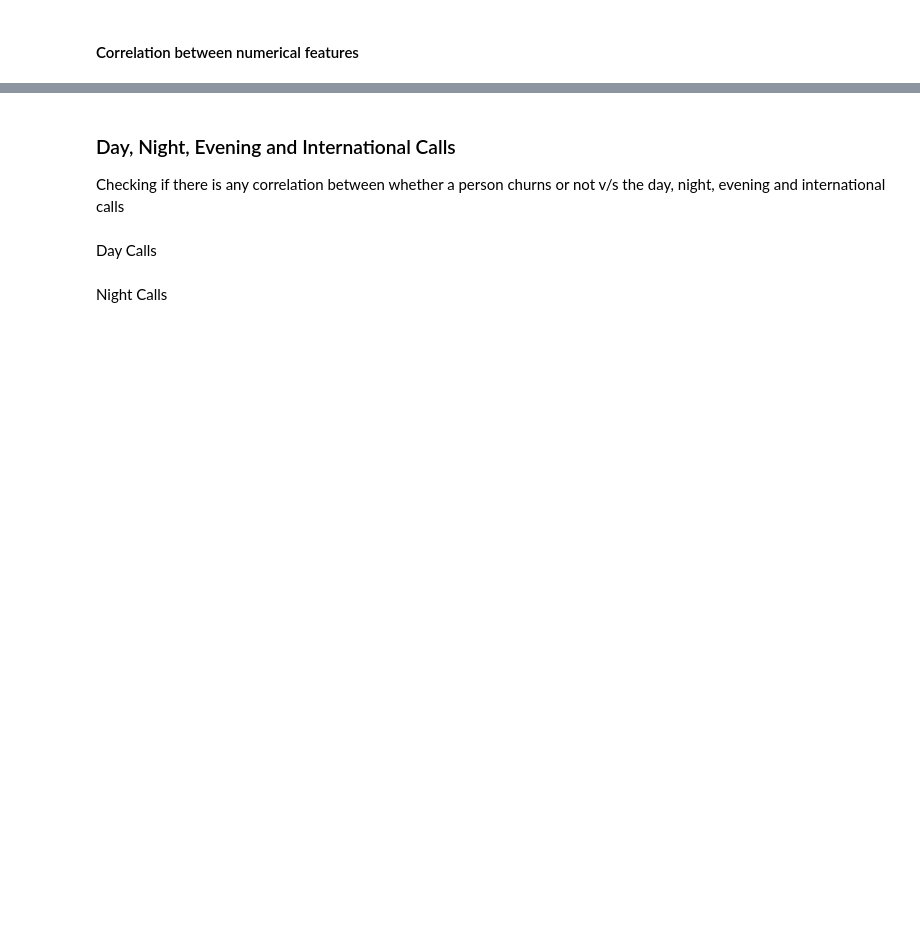
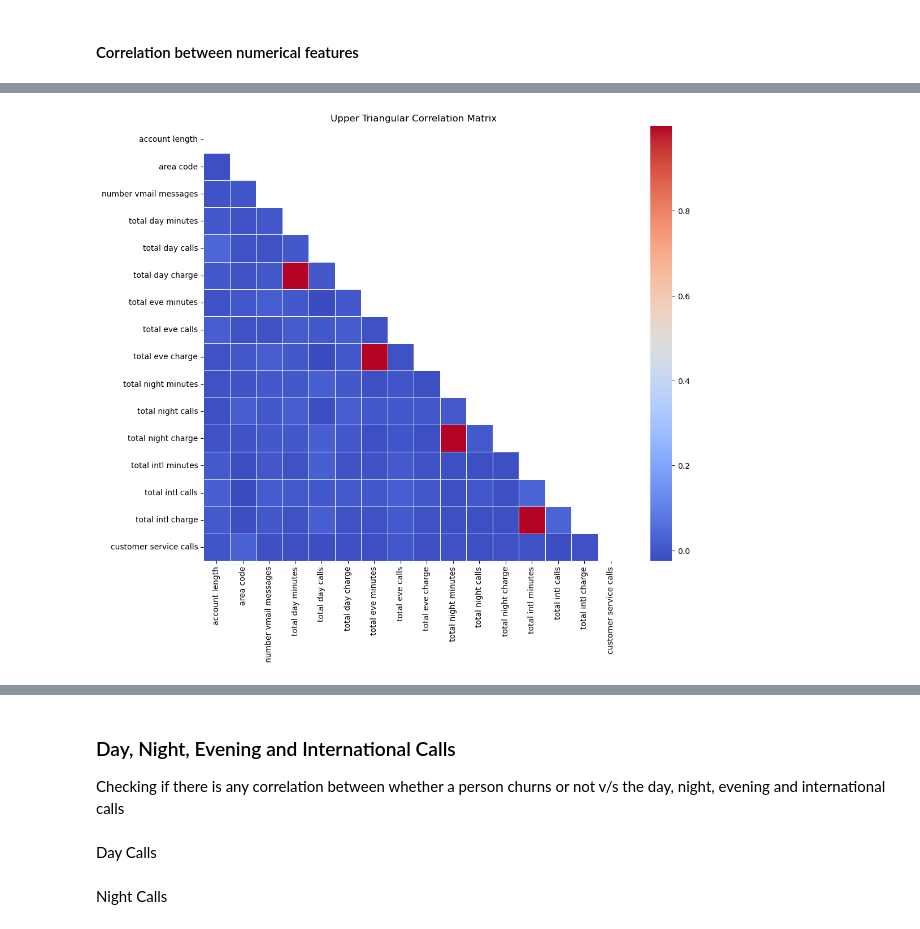
Before and after one commit to Kevan-Muthomi/PhaseThreeProject, a Jupyter notebook: index.ipynb, the cells around one changed output, grey strips where cells are left out. Drawn from its saved outputs; the diff is of its cells as text; code cells hidden in the pictures; blank space fills up the shorter version.

```diff
--- a/index.ipynb
+++ b/index.ipynb
@@ -253,19 +244,17 @@ int_plan_tab
-# %%
-df['churn'] = df['churn'].astype(int)
-df['churn'].dtype
 # %%
 # Select only numeric columns for correlation analysis
-numeric_columns = df.select_dtypes(include=['float64', 'int64']).columns
-numeric_df = df[numeric_columns]
+numeric_df = df[numeric_feats]
 
 # Compute the correlation matrix
 correlation_matrix = numeric_df.corr()
 
 # Create a mask for the upper triangular matrix
 mask = np.triu(np.ones_like(correlation_matrix, dtype=bool))
 
 # Create a heatmap for visualization with the mask
 plt.figure(figsize=(12, 10))
 sns.heatmap(correlation_matrix, annot=True, cmap='coolwarm', fmt=".2f", linewidths=.5, mask=mask)
 plt.title('Upper Triangular Correlation Matrix')
 plt.show()
+# %% [output]
+[figure, added]
```
Also changed, not shown: parts of 16 cells of this notebook.
